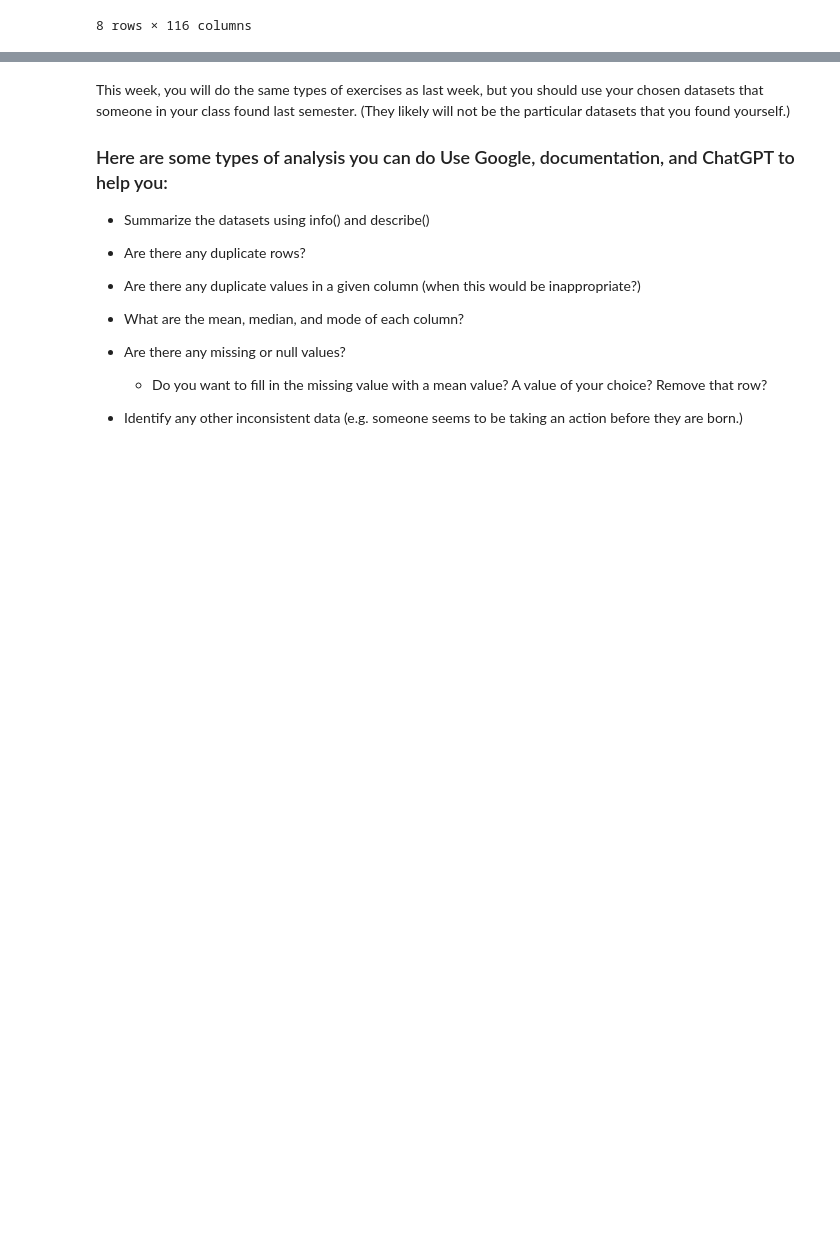
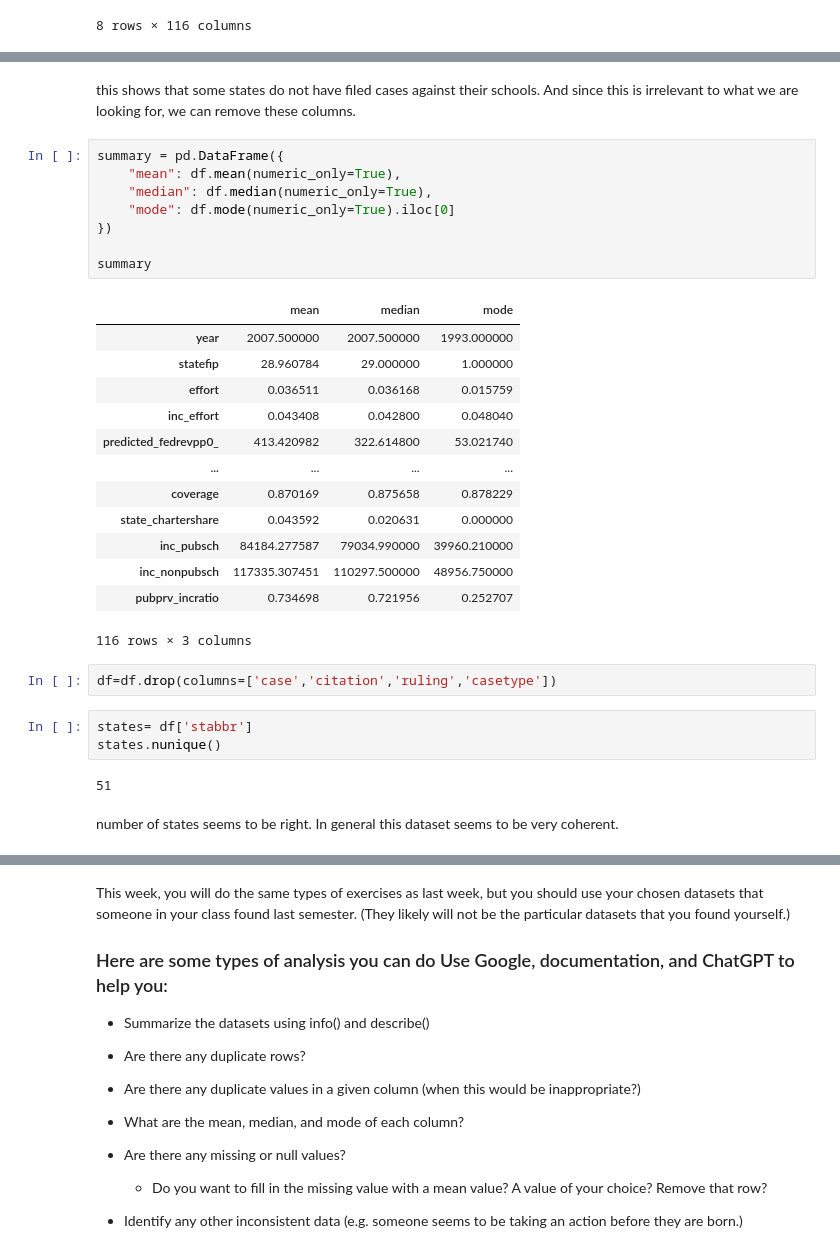
Before and after one commit to SalhaMo/Module-B-semester-2, a Jupyter notebook: Week2.ipynb, the cells around one changed output, grey strips where cells are left out. Drawn from its saved outputs; the diff is of its cells as text; blank space fills up the shorter version.

```diff
--- a/Week2.ipynb
+++ b/Week2.ipynb
@@ -52,0 +91,34 @@ df.describe()
+# %% [markdown]
+this shows that some states do not have filed cases against their schools. And since this is irrelevant to what we are looking for, we can remove these columns.
+# %%
+summary = pd.DataFrame({
+    "mean": df.mean(numeric_only=True),
+    "median": df.median(numeric_only=True),
+    "mode": df.mode(numeric_only=True).iloc[0]
+})
+
+summary
+# %% [output]
+|  | mean | median | mode |
+| year | 2007.500000 | 2007.500000 | 1993.000000 |
+| statefip | 28.960784 | 29.000000 | 1.000000 |
+| effort | 0.036511 | 0.036168 | 0.015759 |
+| inc_effort | 0.043408 | 0.042800 | 0.048040 |
+| predicted_fedrevpp0_ | 413.420982 | 322.614800 | 53.021740 |
+| ... | ... | ... | ... |
+| coverage | 0.870169 | 0.875658 | 0.878229 |
+| state_chartershare | 0.043592 | 0.020631 | 0.000000 |
+| inc_pubsch | 84184.277587 | 79034.990000 | 39960.210000 |
+| inc_nonpubsch | 117335.307451 | 110297.500000 | 48956.750000 |
+| pubprv_incratio | 0.734698 | 0.721956 | 0.252707 |
+116 rows × 3 columns
+# %%
+df=df.drop(columns=['case','citation','ruling','casetype'])
+# %%
+states= df['stabbr']
+states.nunique()
+# %% [output]
+51
+# %% [markdown]
+number of states seems to be right.
+In general this dataset seems to be very coherent.
```
Also changed, not shown: parts of 5 cells of this notebook.
